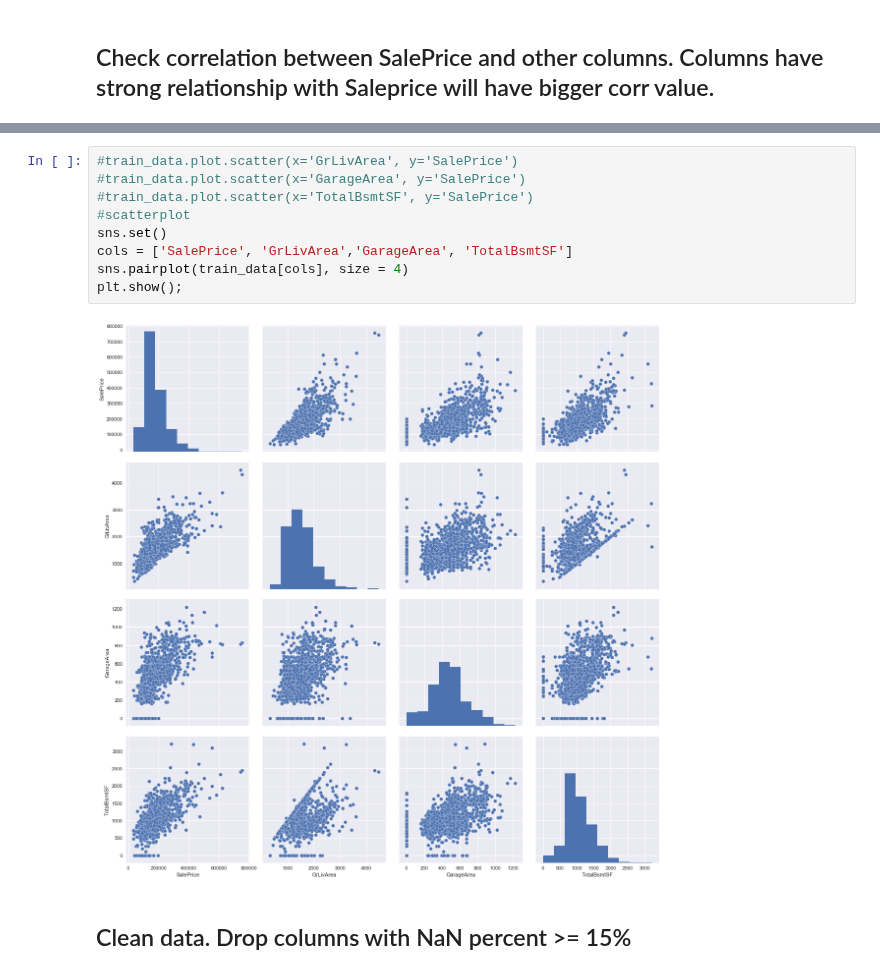
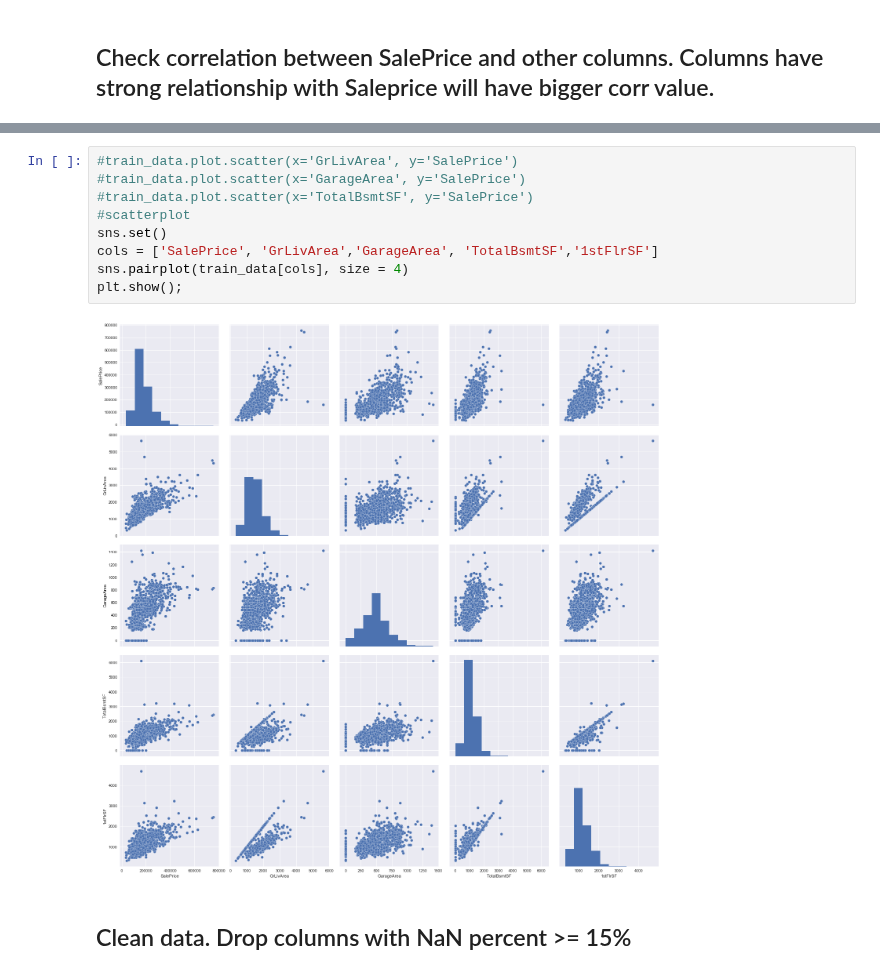
Before and after one commit to latuannetnam/kaggle, a Jupyter notebook: House Prices/House price analysis.ipynb, the cells around one changed output, grey strips where cells are left out. Saved outputs shown, nothing was run; the diff lists cells and outputs as text.

```diff
--- a/House Prices/House price analysis.ipynb
+++ b/House Prices/House price analysis.ipynb
@@ -162,14 +209,14 @@ fig.axis(ymin=0, ymax=800000);
 # %%
 #train_data.plot.scatter(x='GrLivArea', y='SalePrice')
 #train_data.plot.scatter(x='GarageArea', y='SalePrice')
 #train_data.plot.scatter(x='TotalBsmtSF', y='SalePrice')
 #scatterplot
 sns.set()
-cols = ['SalePrice', 'GrLivArea','GarageArea', 'TotalBsmtSF']
+cols = ['SalePrice', 'GrLivArea','GarageArea', 'TotalBsmtSF','1stFlrSF']
 sns.pairplot(train_data[cols], size = 4)
 plt.show();
 # %% [output]
-[figure, old version]
+[figure, new version]
 # %% [markdown]
 ## Clean data. Drop columns with NaN percent >= 15%
 # %%
```
Also changed, not shown: parts of 63 cells of this notebook.
